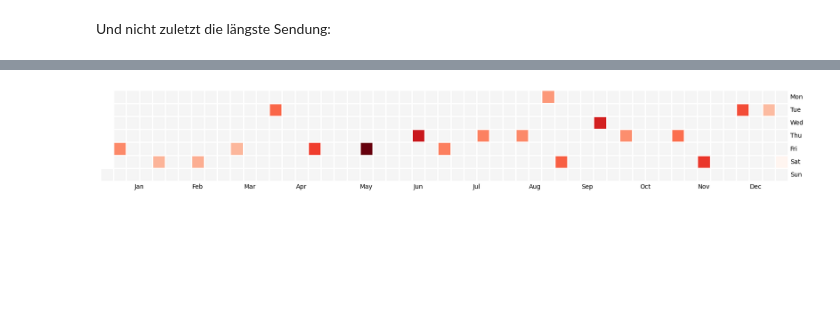
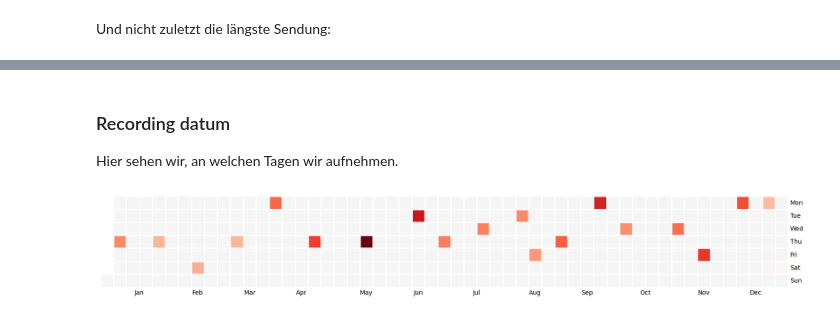
Before and after one commit to Binaergewitter/stats, a Jupyter notebook: 2023-Wrapped.ipynb, the cells around one changed output, grey strips where cells are left out. Drawn from its saved outputs; the diff is of its cells as text; code cells hidden in the pictures; blank space fills up the shorter version.

Commit message:
Update/Fix 2023 recording data calmap

```diff
--- a/2023-Wrapped.ipynb
+++ b/2023-Wrapped.ipynb
@@ -10,6 +10,7 @@ import pandas as pd
 import calmap
 # %%
 podcasts = pd.read_csv("data/2023.csv", sep=",", index_col=1)
+podcasts.index = pd.to_datetime(podcasts.index, format="%Y-%m-%d")
 # %% [markdown]
 ## Übersicht
 
@@ -135,8 +136,13 @@ longest_episode
+# %% [markdown]
+### Recording datum
+
+Hier sehen wir, an welchen Tagen wir aufnehmen.
 # %%
 import matplotlib.pyplot as plt
 plt.rcParams["figure.figsize"]=20,20
 
-talk.index = pd.to_datetime(talk.index, dayfirst=True)
-calmap.yearplot(talk['Duration_sec']);
+release_date = talk
+release_date.index = pd.to_datetime(release_date["Record Date"], format="%Y-%m-%d")
+calmap.yearplot(release_date['Duration_sec']);
 # %% [output]
-[figure, old version]
+[figure, new version]
```
Also changed, not shown: parts of 3 cells of this notebook, 1 other file.
